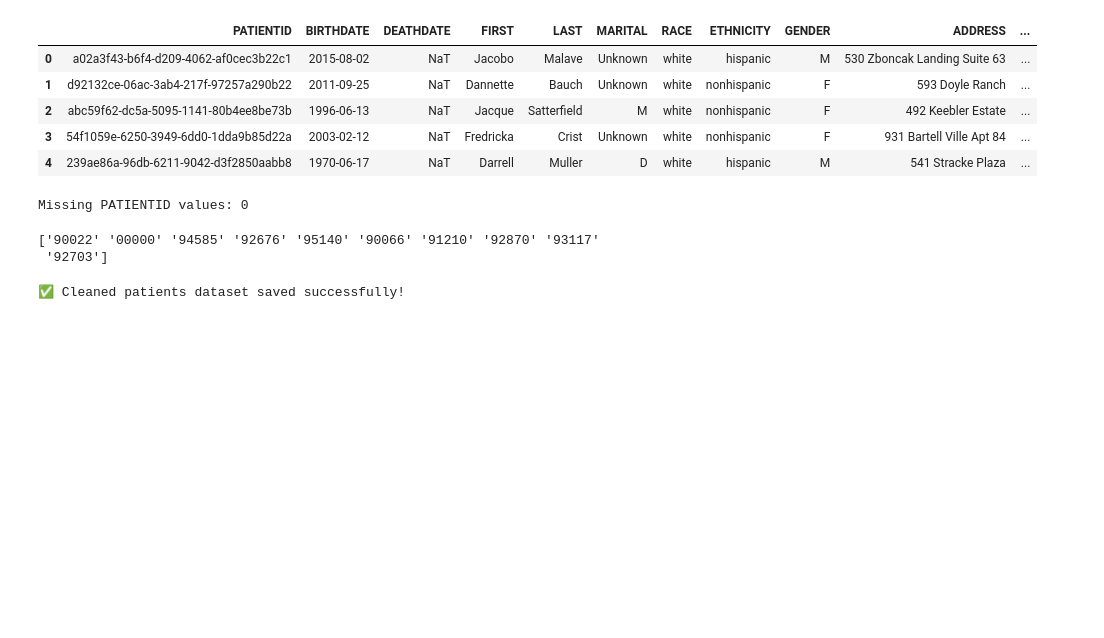
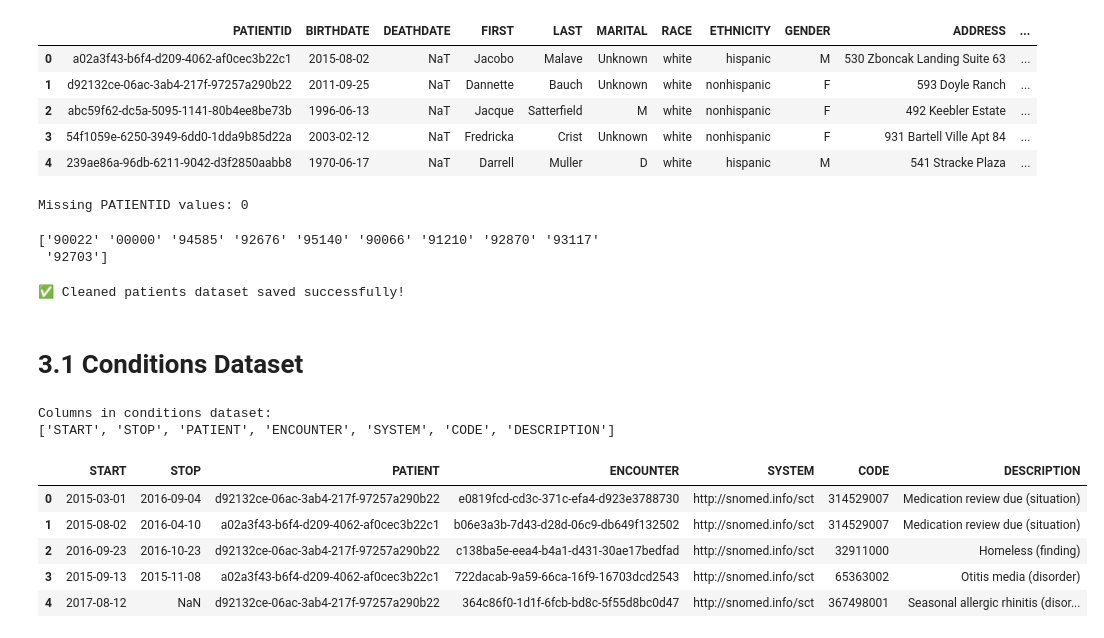
Before and after one commit to mrudula15/mrp_mediq_chatbot, a Jupyter notebook: notebooks/data_exploration.ipynb, the cells around one changed output. Saved outputs shown, nothing was run; the diff lists cells and outputs as text; code cells hidden in the pictures; blank space fills up the shorter version.

```diff
--- a/notebooks/data_exploration.ipynb
+++ b/notebooks/data_exploration.ipynb
@@ -234,3 +234,24 @@ df_patients_cleaned.to_csv(os.path.join(PROCESSED_DATA_PATH, "patients_cleaned.c
 print("✅ Cleaned patients dataset saved successfully!")
 # %% [output]
 ✅ Cleaned patients dataset saved successfully!
+# %% [markdown]
+# 3.1 Conditions Dataset
+# %%
+# Load conditions dataset
+df_conditions = dfs["conditions"]
+
+# Display all column names
+print("Columns in conditions dataset:")
+print(df_conditions.columns.tolist())
+
+# Show first 5 rows
+display(df_conditions.head())
+# %% [output]
+Columns in conditions dataset:
+['START', 'STOP', 'PATIENT', 'ENCOUNTER', 'SYSTEM', 'CODE', 'DESCRIPTION']
+|  | START | STOP | PATIENT | ENCOUNTER | SYSTEM | CODE | DESCRIPTION |
+| 0 | 2015-03-01 | 2016-09-04 | d92132ce-06ac-3ab4-217f-97257a290b22 | e0819fcd-cd3c-371c-efa4-d923e3788730 | http://snomed.info/sct | 314529007 | Medication review due (situation) |
+| 1 | 2015-08-02 | 2016-04-10 | a02a3f43-b6f4-d209-4062-af0cec3b22c1 | b06e3a3b-7d43-d28d-06c9-db649f132502 | http://snomed.info/sct | 314529007 | Medication review due (situation) |
+| 2 | 2016-09-23 | 2016-10-23 | d92132ce-06ac-3ab4-217f-97257a290b22 | c138ba5e-eea4-b4a1-d431-30ae17bedfad | http://snomed.info/sct | 32911000 | Homeless (finding) |
+| 3 | 2015-09-13 | 2015-11-08 | a02a3f43-b6f4-d209-4062-af0cec3b22c1 | 722dacab-9a59-66ca-16f9-16703dcd2543 | http://snomed.info/sct | 65363002 | Otitis media (disorder) |
+| 4 | 2017-08-12 | NaN | d92132ce-06ac-3ab4-217f-97257a290b22 | 364c86f0-1d1f-6fcb-bd8c-5f55d8bc0d47 | http://snomed.info/sct | 367498001 | Seasonal allergic rhinitis (disor... |
```
Also changed, not shown: parts of 10 cells of this notebook.
